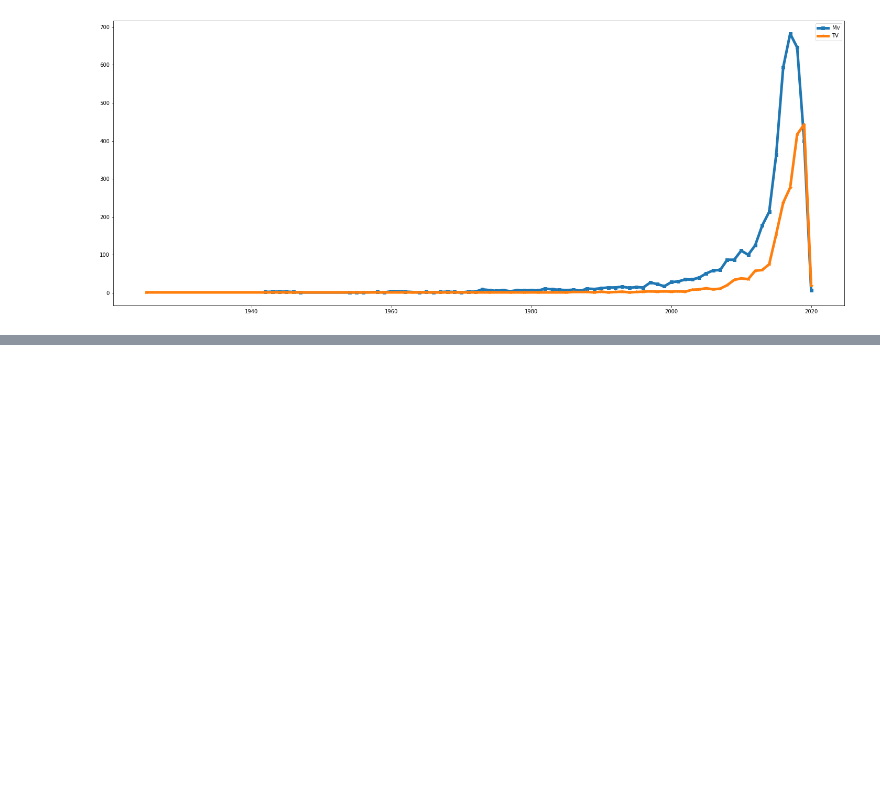
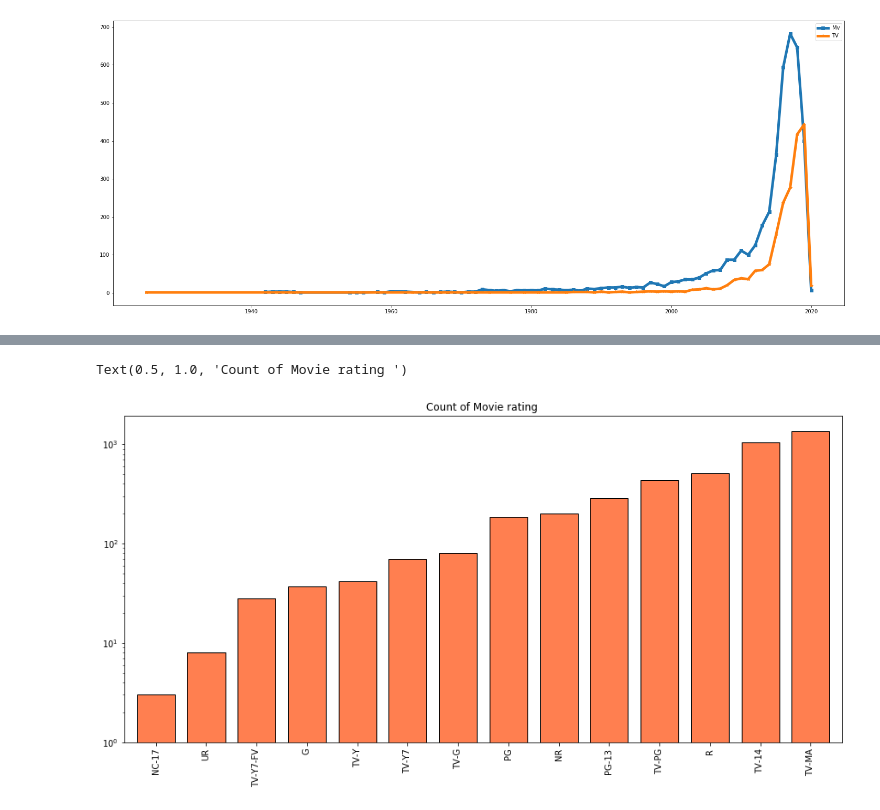
Before and after one commit to ssnk4343/Netflix_analysis, a Jupyter notebook: Netflix_titles.ipynb, the cells around one changed output, grey strips where cells are left out. Drawn from its saved outputs; the diff is of its cells as text; code cells hidden in the pictures; blank space fills up the shorter version.

```diff
--- a/Netflix_titles.ipynb
+++ b/Netflix_titles.ipynb
@@ -332,0 +359,8 @@ plt.legend(['Mv','TV'])
+# %%
+Mv_rating = df_m['rating'].value_counts().sort_values()
+# %%
+Mv_rating.plot.bar(figsize=(15,7),color='coral',edgecolor = 'k',width=0.75,log=True)
+plt.title('Count of Movie rating ')
+# %% [output]
+Text(0.5, 1.0, 'Count of Movie rating ')
+[figure, added]
```
Also changed, not shown: parts of 7 cells of this notebook.
